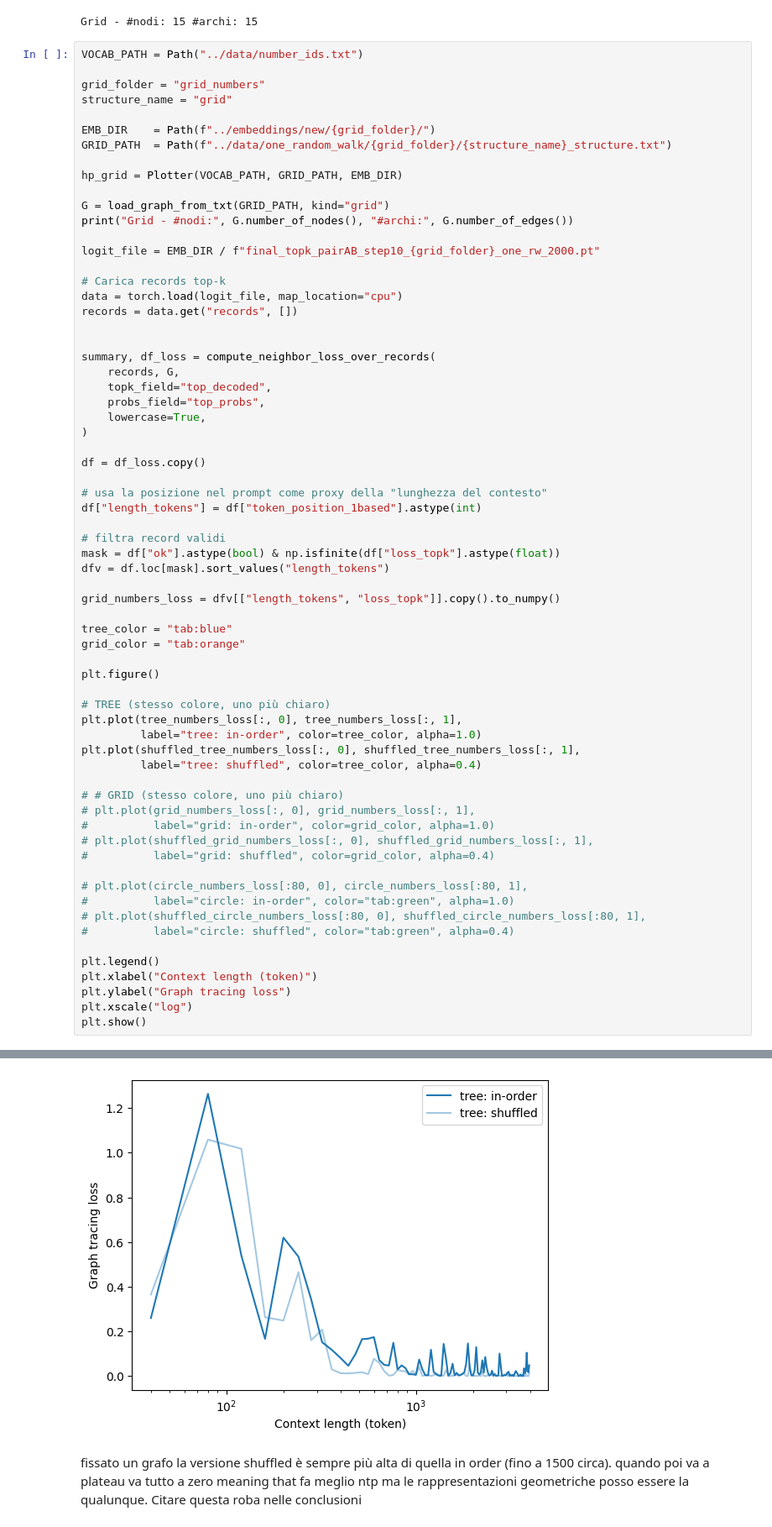
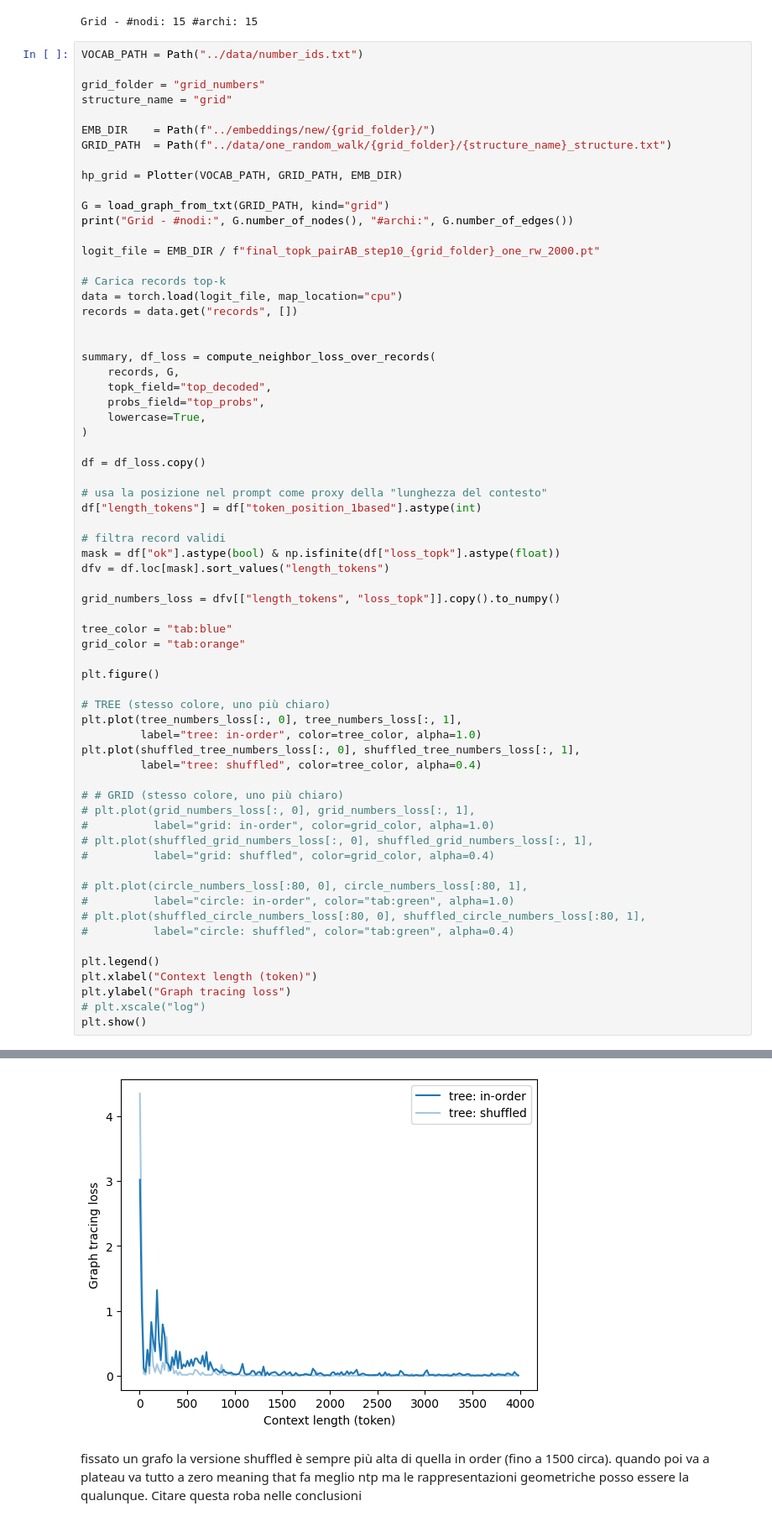
Before and after one commit to Project-Hindenburg/hico, a Jupyter notebook: notebooks/icl_loss.ipynb, the cells around one changed output, grey strips where cells are left out. Shown at 84% size. Cells and saved outputs as stored; diff of their text form.

```diff
--- a/notebooks/icl_loss.ipynb
+++ b/notebooks/icl_loss.ipynb
@@ -282,35 +1683,35 @@ dfv = df.loc[mask].sort_values("length_tokens")
 grid_numbers_loss = dfv[["length_tokens", "loss_topk"]].copy().to_numpy()
 
 tree_color = "tab:blue"
 grid_color = "tab:orange"
 
 plt.figure()
 
 # TREE (stesso colore, uno più chiaro)
 plt.plot(tree_numbers_loss[:, 0], tree_numbers_loss[:, 1],
          label="tree: in-order", color=tree_color, alpha=1.0)
 plt.plot(shuffled_tree_numbers_loss[:, 0], shuffled_tree_numbers_loss[:, 1],
          label="tree: shuffled", color=tree_color, alpha=0.4)
 
 # # GRID (stesso colore, uno più chiaro)
 # plt.plot(grid_numbers_loss[:, 0], grid_numbers_loss[:, 1],
 #          label="grid: in-order", color=grid_color, alpha=1.0)
 # plt.plot(shuffled_grid_numbers_loss[:, 0], shuffled_grid_numbers_loss[:, 1],
 #          label="grid: shuffled", color=grid_color, alpha=0.4)
 
 # plt.plot(circle_numbers_loss[:80, 0], circle_numbers_loss[:80, 1],
 #          label="circle: in-order", color="tab:green", alpha=1.0)
 # plt.plot(shuffled_circle_numbers_loss[:80, 0], shuffled_circle_numbers_loss[:80, 1],
 #          label="circle: shuffled", color="tab:green", alpha=0.4)
 
 plt.legend()
 plt.xlabel("Context length (token)")
 plt.ylabel("Graph tracing loss")
-plt.xscale("log")
+# plt.xscale("log")
 plt.show()
 # %% [output]
 Grid - #nodi: 15 #archi: 22
-[figure, old version]
+[figure, new version]
 # %% [markdown]
 fissato un grafo la versione shuffled è sempre più alta di quella in order (fino a 1500 circa). quando poi va a plateau va tutto a zero meaning that fa meglio ntp ma le rappresentazioni geometriche posso essere la qualunque. Citare questa roba nelle conclusioni
 # %%
```
Also changed, not shown: parts of 29 cells of this notebook, 17 other files.
